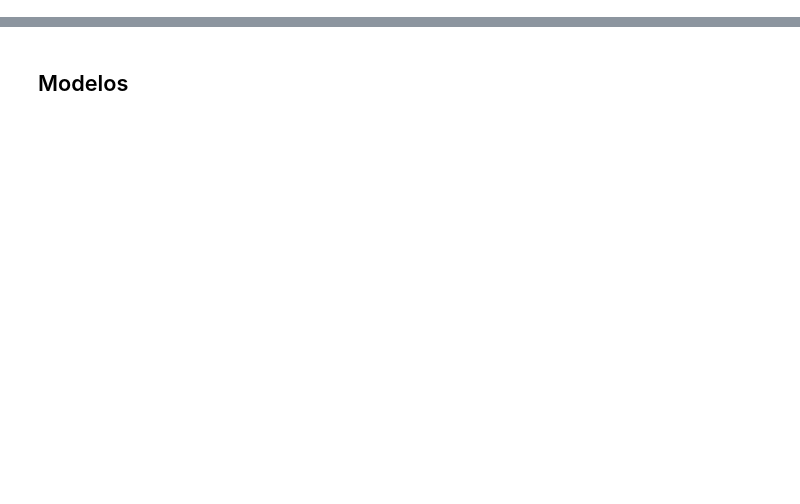
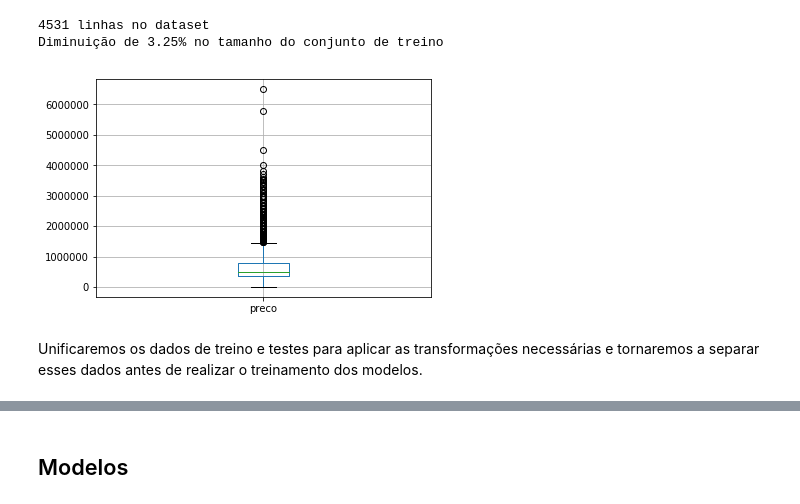
Before and after one commit to lucaslrolim/house_prices_recife, a Jupyter notebook: kernel.ipynb, the cells around one changed output, grey strips where cells are left out. Saved outputs shown, nothing was run; the diff lists cells and outputs as text; code cells hidden in the pictures; blank space fills up the shorter version.

```diff
--- a/kernel.ipynb
+++ b/kernel.ipynb
@@ -41,19 +0,0 @@ print("{} linhas no dataset".format(len(train_without_outliers.preco)))
-# %%
-non_discrete_categorical_columns = ['area_util','area_extra']
-discrete_categorical_columns = ['quartos','suites','vagas']
-binary_columns = ['estacionamento','piscina','playground','quadra','s_festas','s_jogos','s_ginastica','s_ginastica','sauna','vista_mar']
-
-
-one_hot_data = train_without_outliers.copy()
-
-hot_columns = pd.get_dummies(one_hot_data['tipo'], prefix= 'tipo')
-one_hot_data = pd.concat([one_hot_data, hot_columns], axis=1)
-one_hot_data = one_hot_data.drop(columns=['tipo'])
-
-for column in discrete_categorical_columns:
-    hot_columns = pd.get_dummies(one_hot_data[column], prefix= column)
-    one_hot_data = pd.concat([one_hot_data, hot_columns], axis=1)
-    one_hot_data = one_hot_data.drop(columns=[column])
-
-df = one_hot_data.drop(columns=['Id','diferenciais','tipo_vendedor'])
-df.head(3)
@@ -146,0 +14,7 @@ data['neighborhood_normalized'] = {"parameter": paramaters_ninfo_n, "target": ta
+# %%
+df_train = pd.read_csv("data/train.csv",sep=',')
+df_test = pd.read_csv("data/test.csv",sep=',')
+test_ids = df_test['Id']
+df_test['preco'] = None
+train_size = len(df)
+df_train.head(3)
@@ -146,0 +48,4 @@ data['neighborhood_normalized'] = {"parameter": paramaters_ninfo_n, "target": ta
+# %%
+df_train.boxplot(column = ['preco'])
+original_size = len(df_train)
+print("{} linhas no dataset".format(train_size))
@@ -146,0 +55,16 @@ data['neighborhood_normalized'] = {"parameter": paramaters_ninfo_n, "target": ta
+# %%
+columns = ['preco','area_extra','area_util']
+for column in columns:
+    df_train = df_train[np.abs(df_train[column] - df_train[column].mean()) <= (2 * df_train[column].std())]
+
+df_train.boxplot(column = ['preco'])
+
+print("{} linhas no dataset".format(len(df_train['preco'])))
+redu = round(((original_size - len(df_train))/original_size)* 100,2)
+print("Diminuição de {}% no tamanho do conjunto de treino".format(redu))
+# %% [output]
+4531 linhas no dataset
+Diminuição de 3.25% no tamanho do conjunto de treino
+[figure, added]
+# %% [markdown]
+Unificaremos os dados de treino e testes para aplicar as transformações necessárias e tornaremos a separar esses dados antes de realizar o treinamento dos modelos.
```
Also changed, not shown: parts of 62 cells of this notebook, 1 other file.
